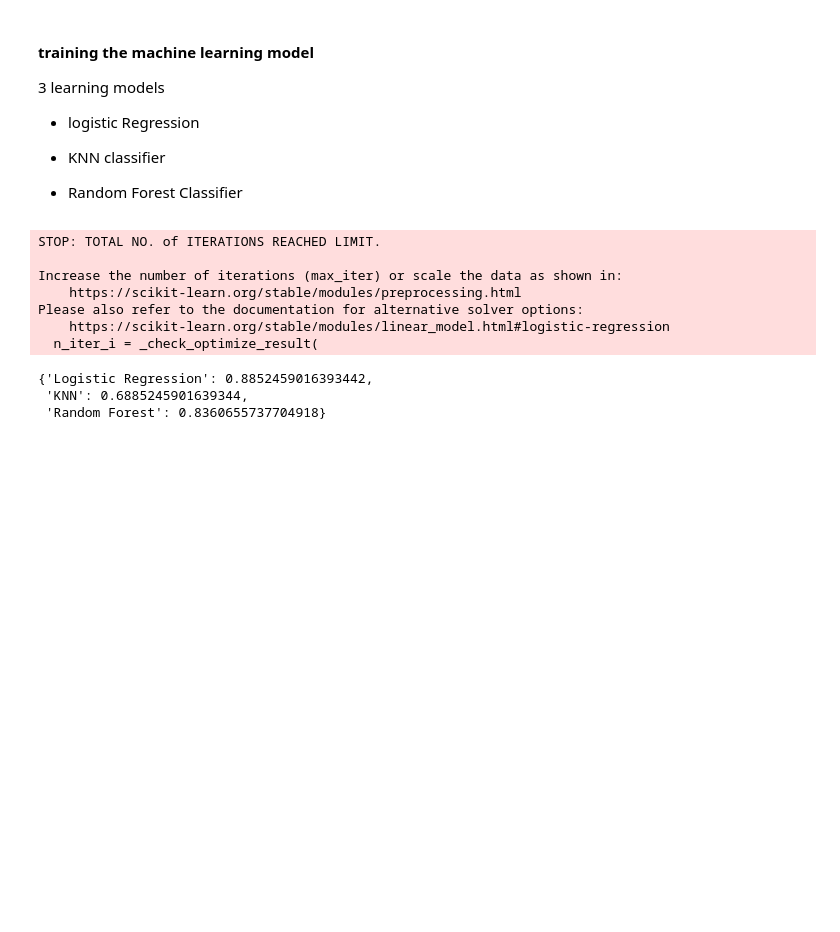
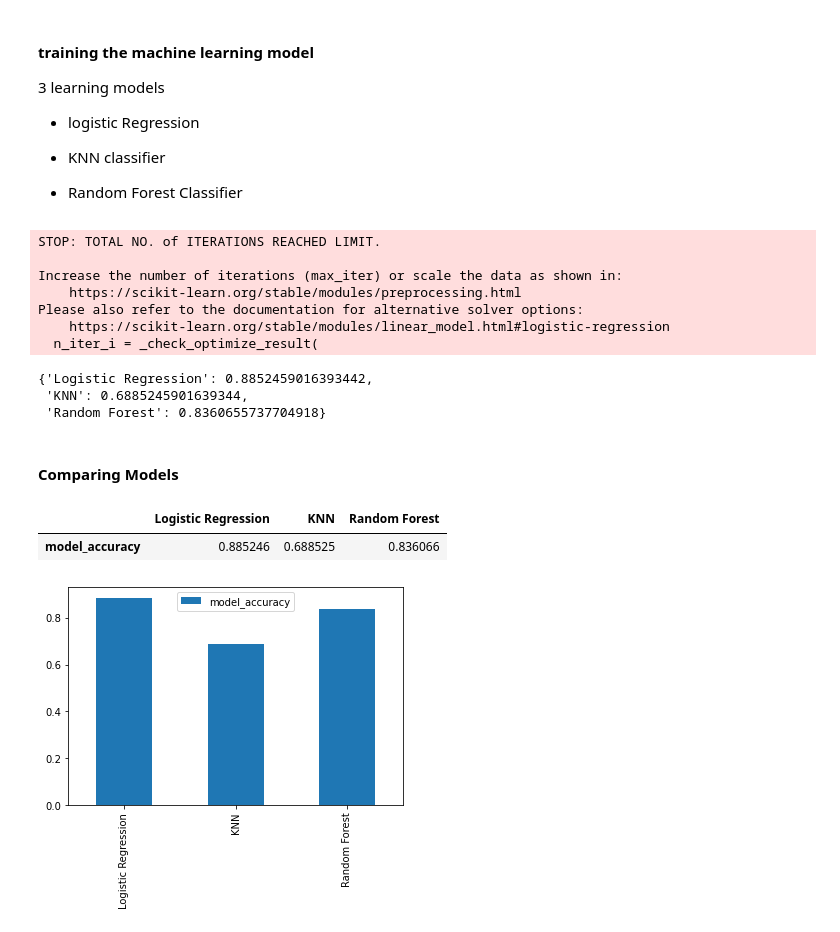
Before and after one commit to mayursrt/heart-disease-classification, a Jupyter notebook: heart-disease-classification.ipynb, the cells around one changed output. Drawn from its saved outputs; the diff is of its cells as text; code cells hidden in the pictures; blank space fills up the shorter version.

```diff
--- a/heart-disease-classification.ipynb
+++ b/heart-disease-classification.ipynb
@@ -383,3 +383,15 @@ Please also refer to the documentation for alternative solver options:
 {'Logistic Regression': 0.8852459016393442,
  'KNN': 0.6885245901639344,
  'Random Forest': 0.8360655737704918}
+# %% [markdown]
+#### Comparing Models
+# %%
+comparison = pd.DataFrame(model_scores, index=['model_accuracy'])
+comparison
+# %% [output]
+|  | Logistic Regression | KNN | Random Forest |
+| model_accuracy | 0.885246 | 0.688525 | 0.836066 |
+# %%
+comparison.T.plot.bar();
+# %% [output]
+[figure, added]
```
